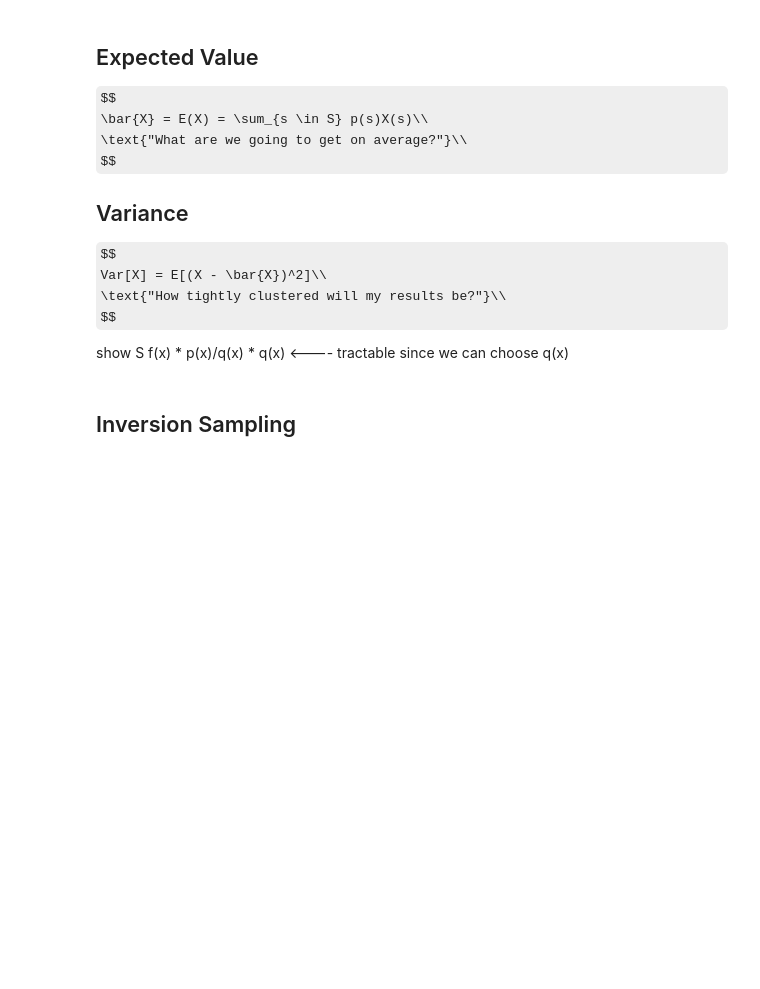
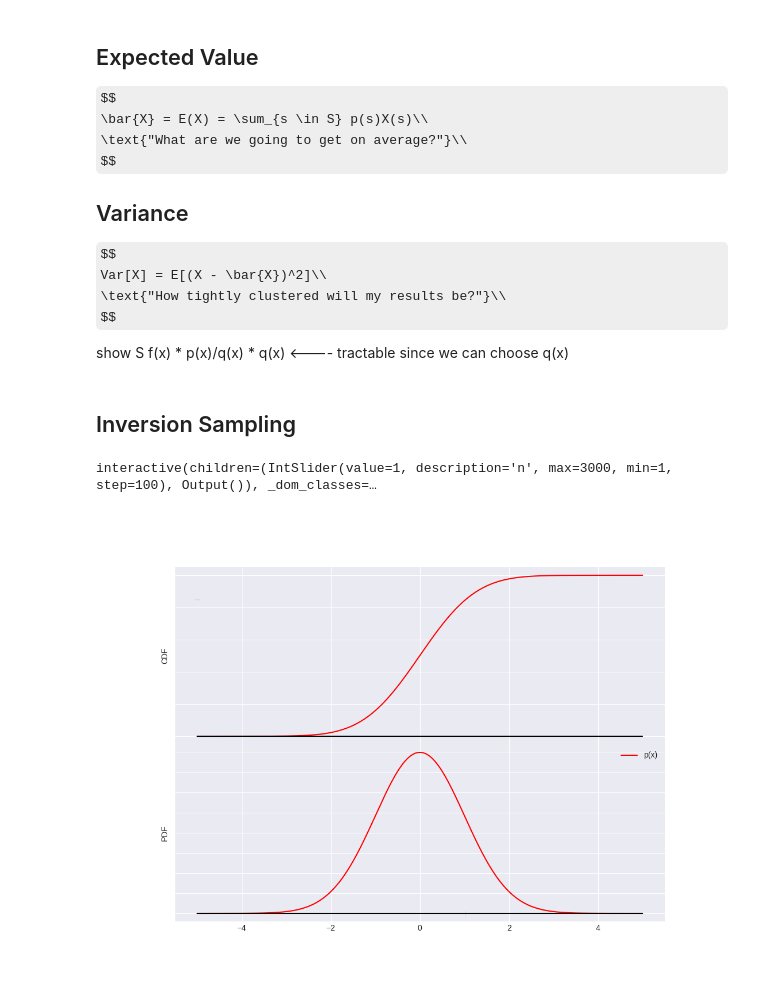
Before and after one commit to f-ilic/cib_seminar, a Jupyter notebook: overview.ipynb, the cells around one changed output. Saved outputs shown, nothing was run; the diff lists cells and outputs as text; code cells hidden in the pictures; some formulas as TeX source; blank space fills up the shorter version.

Commit message:
inversion sampling example

```diff
--- a/overview.ipynb
+++ b/overview.ipynb
@@ -330,3 +334,60 @@ $$
 show S f(x) * p(x)/q(x) * q(x) <---- tractable since we can choose q(x)
 # %% [markdown]
 ## Inversion Sampling
+# %%
+# Inversion Sampling
+def inversion_sampling():
+    num_samples = 3000
+    def f(x, mean=0, sigma=0.1):
+        return np.exp(-(x - mean)**2 / (2 * sigma**2)) / (sigma * np.sqrt(2 * np.pi))
+
+    xs = np.linspace(-5, 5, 1000)
+
+    gaussian1 = f(xs, 0, 1)
+    fig, axes = plt.subplots(2,1, figsize=(11,8), sharex=True, sharey=False, gridspec_kw={'hspace': 0})
+    ax0, ax1 = axes[0], axes[1]
+
+    pdf = gaussian1
+    cdf = np.cumsum(pdf)
+
+    rands = np.random.uniform(low=0, high=cdf.max(), size=num_samples)
+
+    @widgets.interact(n=(1, num_samples, 100))
+    def update(n = 0):
+        ax0.clear(); ax1.clear()
+
+        ax0.plot(xs, cdf, '-r', label="CDF")
+        ax0.plot(xs, np.zeros_like(xs), '-k')
+        ax0.set_ylabel("CDF")
+        ax0.set_yticklabels([])
+
+        ax1.plot(xs, pdf, '-r', label="p(x)")
+        ax1.plot(xs, np.zeros_like(xs), '-k')
+        ax1.legend()
+        ax1.set_ylabel("PDF")
+        ax1.set_yticklabels([])
+        x_pt = []
+        y_pt = []
+        random_samples = rands[:n]
+        for i in list(random_samples):
+            closest_intercept = (np.abs(cdf - i)).argmin()
+            value = cdf[closest_intercept]
+            xval = xs[closest_intercept]
+            x_pt.append(xval)
+            y_pt.append(value)
+            # ax0.plot([-5, xval], [i, value], 'b-', alpha=0.01, linewidth=1)
+            ax0.plot(-5, value,'b_', alpha=0.1)
+
+
+        for x,y in zip(x_pt, y_pt):
+            # pdf_xy = (x, 0)
+            # cdf_xy = (x, y)
+            # con = ConnectionPatch(xyA=cdf_xy, xyB=pdf_xy, coordsA="data", coordsB="data", axesA=ax0, axesB=ax1, color="blue", alpha=0.01)
+            ax1.plot(x, 0,'b|', alpha=0.1)
+            # ax1.add_artist(con)
+
+
+inversion_sampling()
+# %% [output]
+interactive(children=(IntSlider(value=1, description='n', max=3000, min=1, step=100), Output()), _dom_classes=…
+[figure, added]
```
Also changed, not shown: parts of 3 cells of this notebook.
